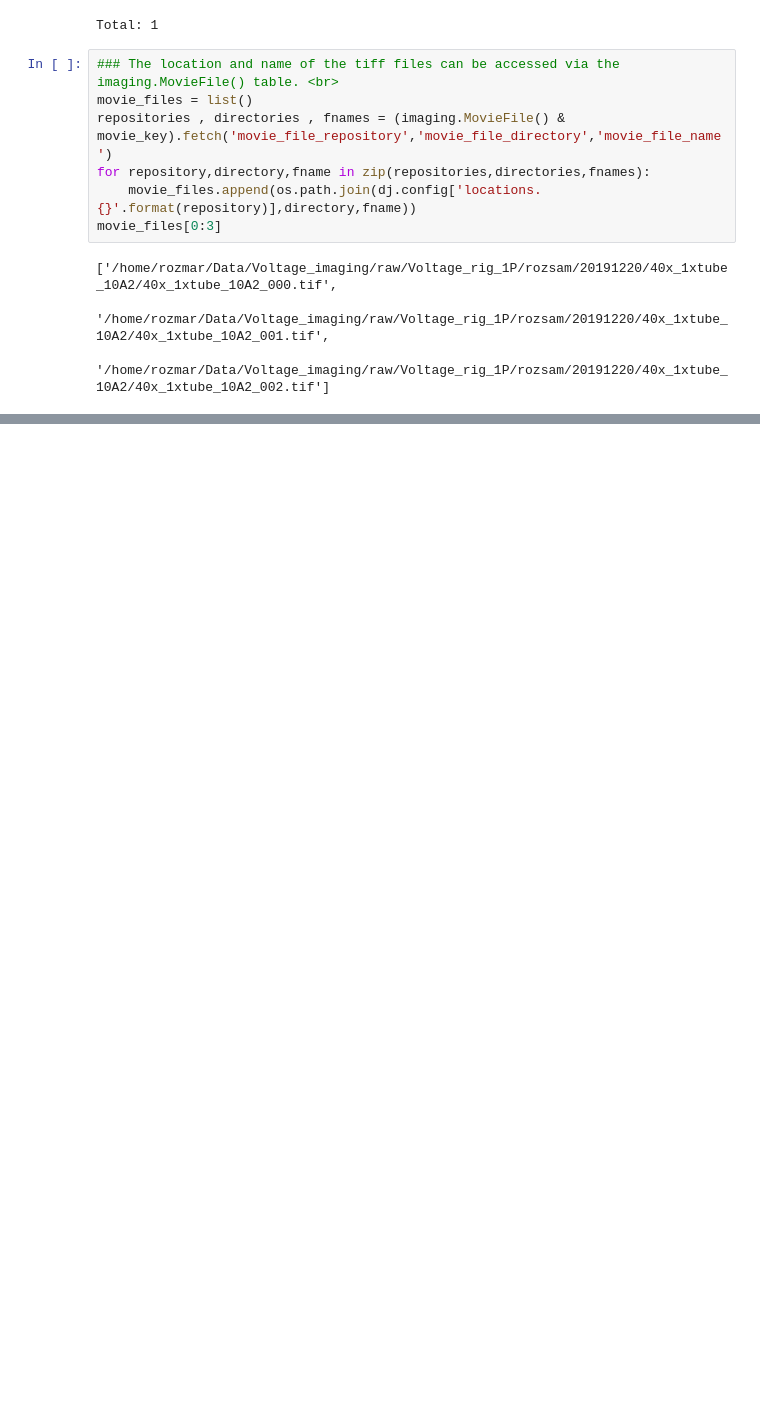
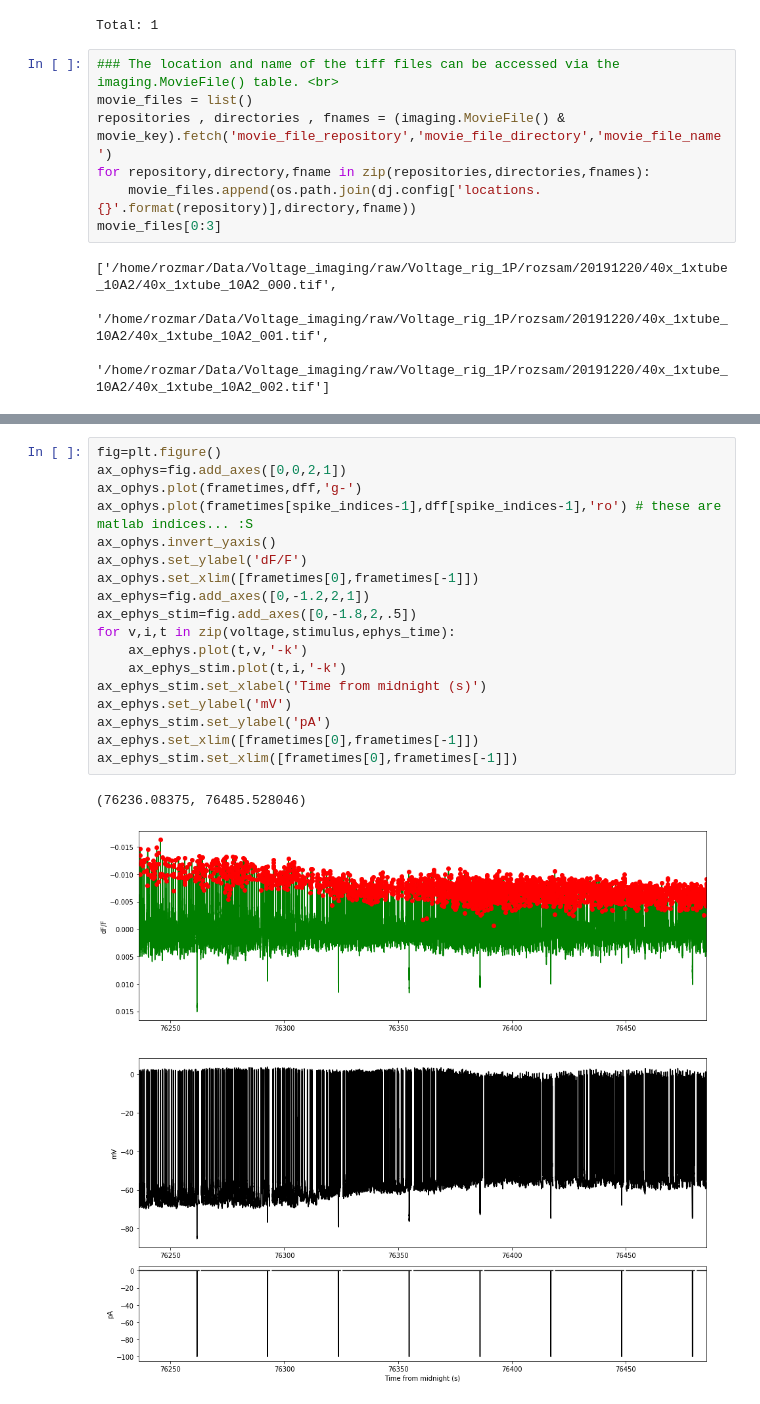
Before and after one commit to rozmar/DataPipeline, a Jupyter notebook: voltageimaging/voltage_imaging_ground_truth_examples.ipynb, the cells around one changed output, grey strips where cells are left out. Saved outputs shown, nothing was run; the diff lists cells and outputs as text; blank space fills up the shorter version.

```diff
--- a/voltageimaging/voltage_imaging_ground_truth_examples.ipynb
+++ b/voltageimaging/voltage_imaging_ground_truth_examples.ipynb
@@ -104,0 +180,21 @@ movie_key = {'subject_id': 456462,'session' : 1, 'movie_number' : 0, 'cell_numbe
+# %%
+fig=plt.figure()
+ax_ophys=fig.add_axes([0,0,2,1])
+ax_ophys.plot(frametimes,dff,'g-')
+ax_ophys.plot(frametimes[spike_indices-1],dff[spike_indices-1],'ro') # these are matlab indices... :S
+ax_ophys.invert_yaxis()
+ax_ophys.set_ylabel('dF/F')
+ax_ophys.set_xlim([frametimes[0],frametimes[-1]])
+ax_ephys=fig.add_axes([0,-1.2,2,1])
+ax_ephys_stim=fig.add_axes([0,-1.8,2,.5])
+for v,i,t in zip(voltage,stimulus,ephys_time):
+    ax_ephys.plot(t,v,'-k')
+    ax_ephys_stim.plot(t,i,'-k')
+ax_ephys_stim.set_xlabel('Time from midnight (s)')
+ax_ephys.set_ylabel('mV')
+ax_ephys_stim.set_ylabel('pA')
+ax_ephys.set_xlim([frametimes[0],frametimes[-1]])
+ax_ephys_stim.set_xlim([frametimes[0],frametimes[-1]])
+# %% [output]
+(76236.08375, 76485.528046)
+[figure, added]
```
Also changed, not shown: parts of 10 cells of this notebook.
